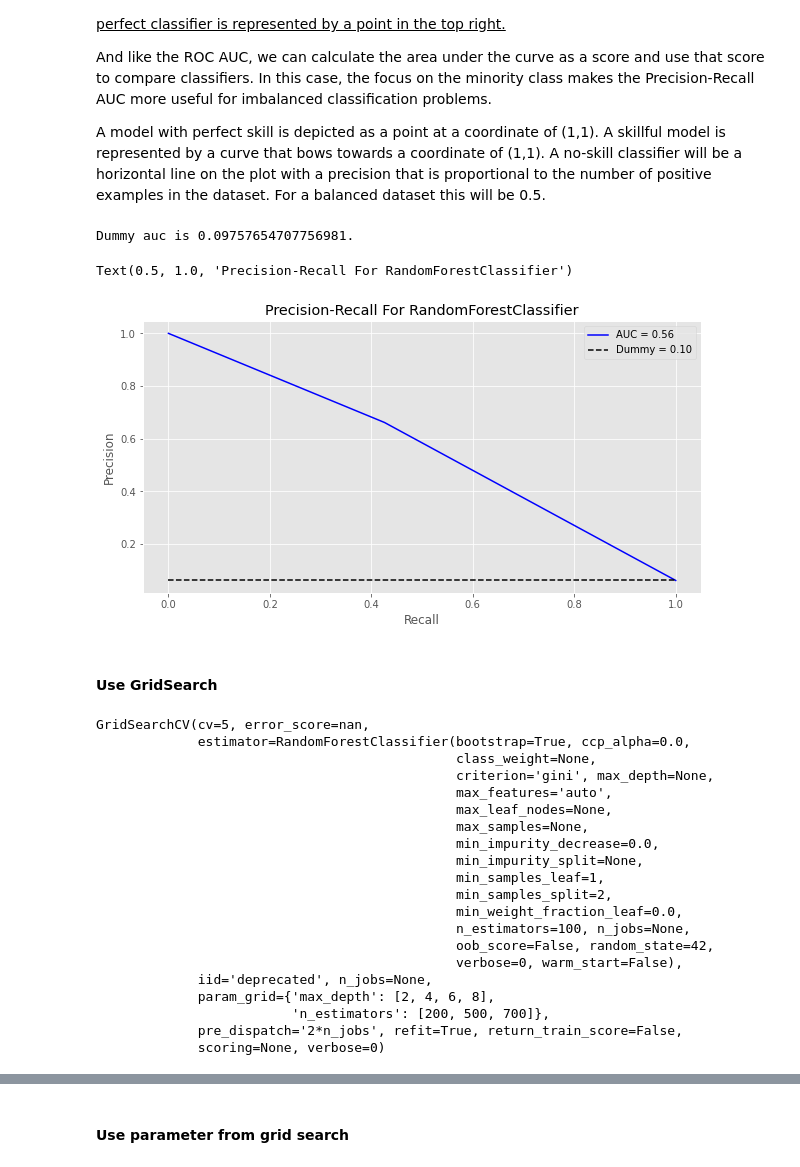
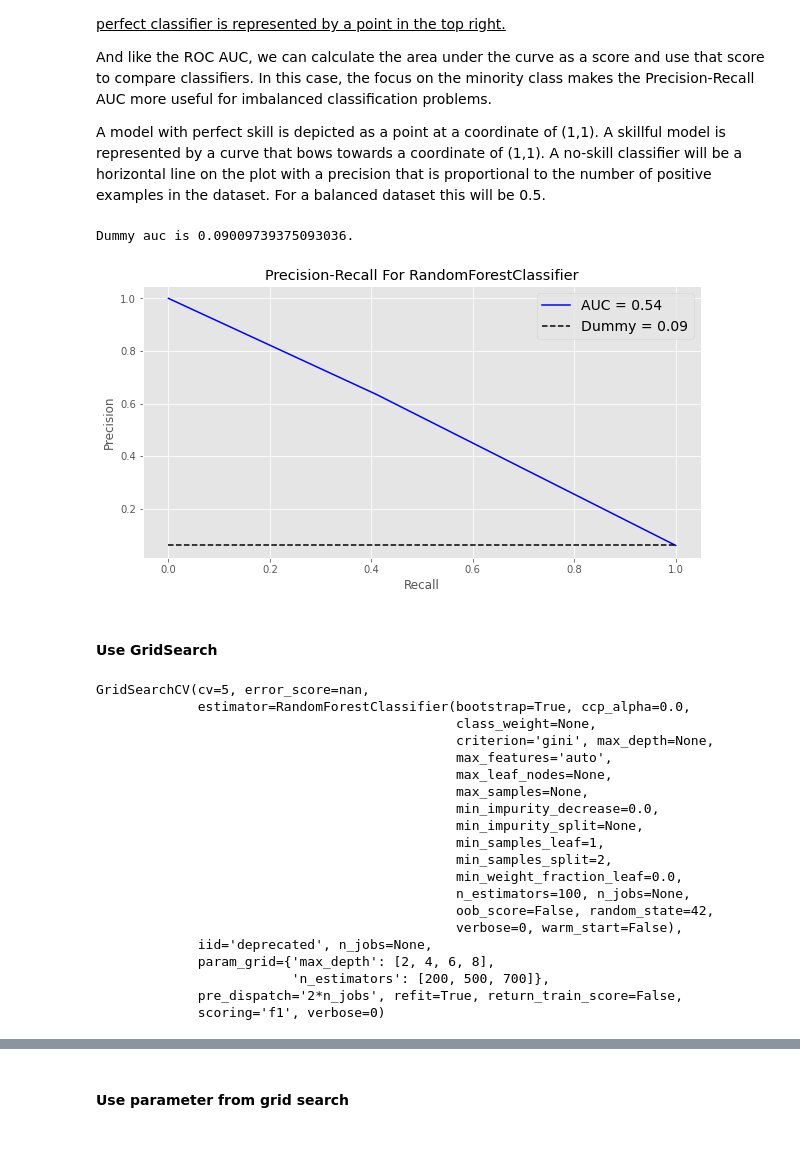
Before and after one commit to hannz88/Income_Prediction_Machine_Learning, a Jupyter notebook: Challenge.ipynb, the cells around one changed output, grey strips where cells are left out. Cells and saved outputs as stored; diff of their text form; code cells hidden in the pictures.

```diff
--- a/Challenge.ipynb
+++ b/Challenge.ipynb
@@ -657,34 +657,34 @@ A model with perfect skill is depicted as a point at a coordinate of (1,1). A sk
 # %%
 # using the precision-recall curve
 
 # using a dummy for no-skill
 from sklearn.dummy import DummyClassifier
 from sklearn.metrics import precision_recall_curve, precision_recall_fscore_support
 dummy = DummyClassifier()
 dummy.fit(X_train, y_train)
 yhat = dummy.predict_proba(X_test)[:,1]
 precision, recall, threshold = precision_recall_curve(y_test, yhat)
 pr_auc_dummy = auc(recall, precision)
 print(f"Dummy auc is {pr_auc_dummy}.")
 
 # for the actual data
 precision, recall, threshold = precision_recall_curve(y_test, y_pred)
 pr_auc = auc(recall, precision)
 
 # plot
 # calculate the dummy line as the proportion of the positive class
 dummy = len(y_test[y_test==1]) / len(y_test)
 plt.figure(figsize=(10,5))
 plt.plot(recall,precision,'b',label='AUC = %0.2f'% pr_auc)
 plt.plot([0,1],[dummy,dummy],'k--', label= "Dummy = %0.2f"% pr_auc_dummy)
-plt.legend(loc='upper right')
+plt.legend(loc='upper right', prop={'size': 14})
 plt.xlabel('Recall')
 plt.ylabel('Precision')
 plt.title("Precision-Recall For RandomForestClassifier")
+plt.savefig("/home/han/Projects/Data Science Challenge QMUL/Images/precision_recall_RFC1.png")
 # %% [output]
-Dummy auc is 0.09757654707756981.
+Dummy auc is 0.09009739375093036.
-Text(0.5, 1.0, 'Precision-Recall For RandomForestClassifier')
-[figure, old version]
+[figure, new version]
 # %% [markdown]
 #### Use GridSearch
 # %%
@@ -696,7 +696,7 @@ param_grid = {
     'max_depth' : [2,4,6,8],
     #'criterion' :['gini', 'entropy']
 }
-grid_search = GridSearchCV(rfc, param_grid=param_grid, cv=5)
+grid_search = GridSearchCV(rfc, param_grid=param_grid, cv=5, scoring = "f1")
 grid_search.fit(X_train, y_train)
 # %% [output]
 GridSearchCV(cv=5, error_score=nan,
@@ -718,7 +718,7 @@ GridSearchCV(cv=5, error_score=nan,
              param_grid={'max_depth': [2, 4, 6, 8],
                          'n_estimators': [200, 500, 700]},
              pre_dispatch='2*n_jobs', refit=True, return_train_score=False,
-             scoring=None, verbose=0)
+             scoring='f1', verbose=0)
 # %%
 grid_search.best_params_
 # %% [output]
```
Also changed, not shown: parts of 17 cells of this notebook.
